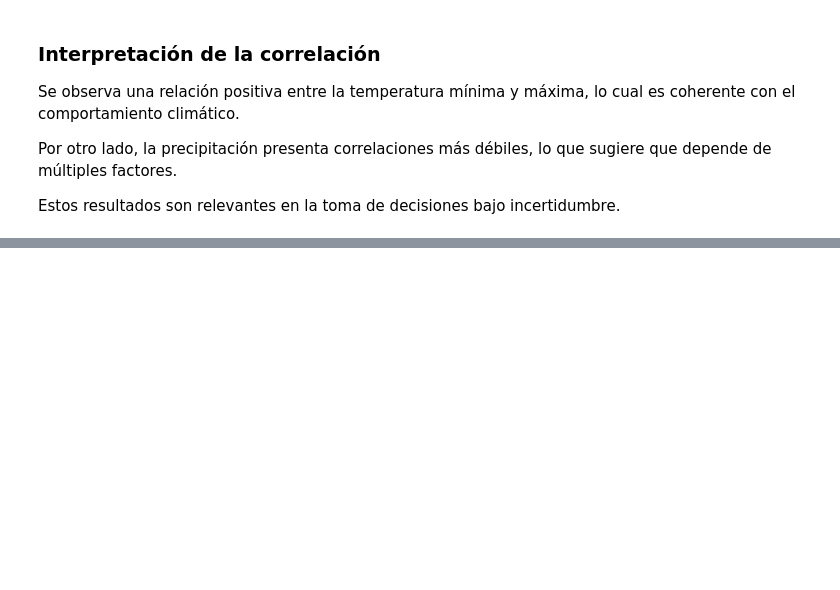
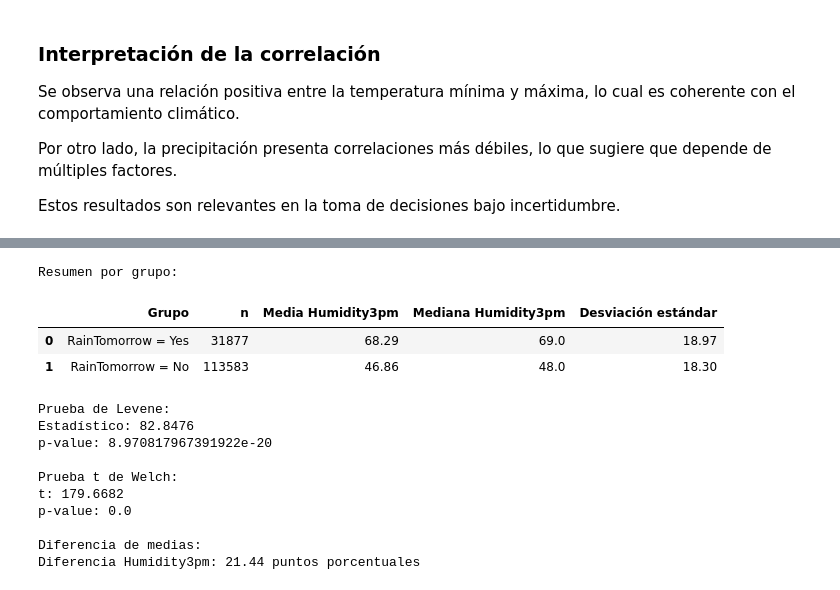
Before and after one commit to alanabermudezaballay/mcdi500_s1_grupo7, a Jupyter notebook: ESTADÍSTICA COMPUTACIONAL PARA LA TOMA DE DECISIONES/S1/analisis_datos.ipynb, the cells around one changed output, grey strips where cells are left out. Cells and saved outputs as stored; diff of their text form; code cells hidden in the pictures; blank space fills up the shorter version.

Commit message:
Agrega inferencia estadistica para Sumativa 1

```diff
--- a/ESTADÍSTICA COMPUTACIONAL PARA LA TOMA DE DECISIONES/S1/analisis_datos.ipynb
+++ b/ESTADÍSTICA COMPUTACIONAL PARA LA TOMA DE DECISIONES/S1/analisis_datos.ipynb
@@ -315,0 +390,62 @@ Estos resultados son relevantes en la toma de decisiones bajo incertidumbre.
+# %%
+# ==========================================================
+# 4.1 Prueba de hipótesis
+# Humidity3pm según RainTomorrow
+# Responsable: Eduardo Villalón
+# ==========================================================
+
+df_t = df.dropna(subset=["Humidity3pm", "RainTomorrow"]).copy()
+
+hum_lluvia = df_t.loc[df_t["RainTomorrow"] == "Yes", "Humidity3pm"]
+hum_no_lluvia = df_t.loc[df_t["RainTomorrow"] == "No", "Humidity3pm"]
+
+# Prueba de Levene para revisar igualdad de varianzas
+levene_stat, levene_p = stats.levene(hum_lluvia, hum_no_lluvia, center="median")
+
+# Prueba t de Welch, no asume varianzas iguales
+t_stat, p_value = stats.ttest_ind(
+    hum_lluvia,
+    hum_no_lluvia,
+    equal_var=False,
+    alternative="greater"
+)
+
+# Diferencia de medias
+diferencia_medias = hum_lluvia.mean() - hum_no_lluvia.mean()
+
+resumen_humedad = pd.DataFrame({
+    "Grupo": ["RainTomorrow = Yes", "RainTomorrow = No"],
+    "n": [len(hum_lluvia), len(hum_no_lluvia)],
+    "Media Humidity3pm": [hum_lluvia.mean(), hum_no_lluvia.mean()],
+    "Mediana Humidity3pm": [hum_lluvia.median(), hum_no_lluvia.median()],
+    "Desviación estándar": [hum_lluvia.std(ddof=1), hum_no_lluvia.std(ddof=1)]
+})
+
+print("Resumen por grupo:")
+display(resumen_humedad.round(2))
+
+print("Prueba de Levene:")
+print("Estadístico:", round(levene_stat, 4))
+print("p-value:", levene_p)
+
+print("\nPrueba t de Welch:")
+print("t:", round(t_stat, 4))
+print("p-value:", p_value)
+
+print("\nDiferencia de medias:")
+print("Diferencia Humidity3pm:", round(diferencia_medias, 2), "puntos porcentuales")
+# %% [output]
+Resumen por grupo:
+|  | Grupo | n | Media Humidity3pm | Mediana Humidity3pm | Desviación estándar |
+| 0 | RainTomorrow = Yes | 31877 | 68.29 | 69.0 | 18.97 |
+| 1 | RainTomorrow = No | 113583 | 46.86 | 48.0 | 18.30 |
+Prueba de Levene:
+Estadístico: 82.8476
+p-value: 8.970817967391922e-20
+
+Prueba t de Welch:
+t: 179.6682
+p-value: 0.0
+
+Diferencia de medias:
+Diferencia Humidity3pm: 21.44 puntos porcentuales
```
Also changed, not shown: parts of 7 cells of this notebook.
